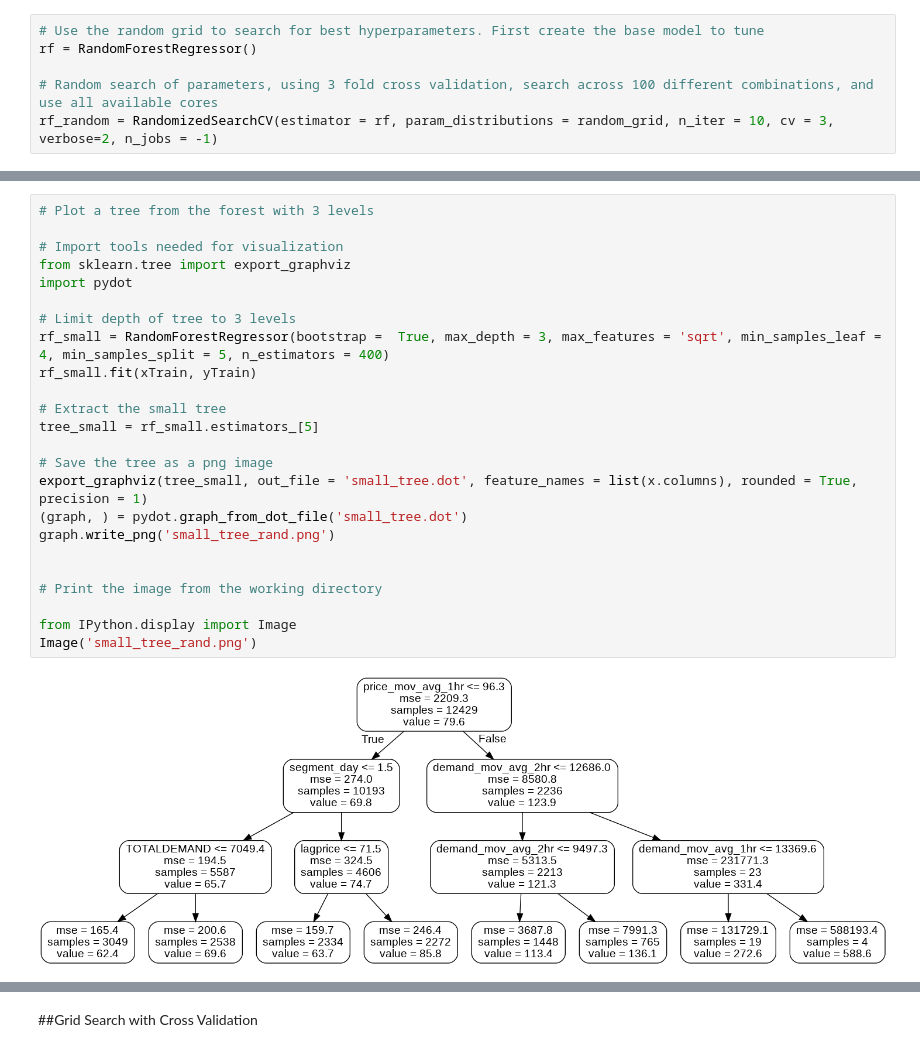
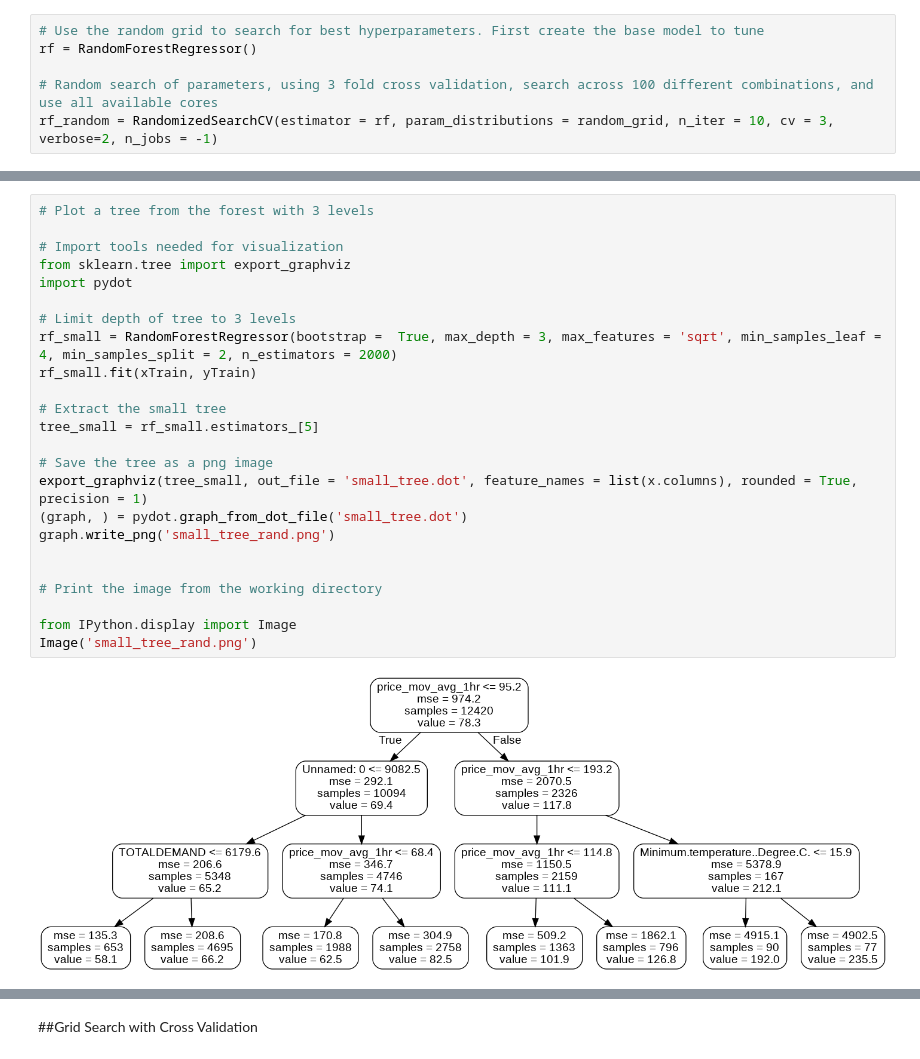
Before and after one commit to DonaldTurton/AT2_Advanced_Data_Algorithms, a Jupyter notebook: AT2_GetData.ipynb, the cells around one changed output, grey strips where cells are left out. Saved outputs shown, nothing was run; the diff lists cells and outputs as text.

```diff
--- a/AT2_GetData.ipynb
+++ b/AT2_GetData.ipynb
@@ -507,29 +514,29 @@ plt.show()
 # %%
 # Plot a tree from the forest with 3 levels
 
 # Import tools needed for visualization
 from sklearn.tree import export_graphviz
 import pydot
 
 # Limit depth of tree to 3 levels
-rf_small = RandomForestRegressor(bootstrap =  True, max_depth = 3, max_features = 'sqrt', min_samples_leaf = 4, min_samples_split = 5, n_estimators = 400)
+rf_small = RandomForestRegressor(bootstrap =  True, max_depth = 3, max_features = 'sqrt', min_samples_leaf = 4, min_samples_split = 2, n_estimators = 2000)
 rf_small.fit(xTrain, yTrain)
 
 # Extract the small tree
 tree_small = rf_small.estimators_[5]
 
 # Save the tree as a png image
 export_graphviz(tree_small, out_file = 'small_tree.dot', feature_names = list(x.columns), rounded = True, precision = 1)
 (graph, ) = pydot.graph_from_dot_file('small_tree.dot')
 graph.write_png('small_tree_rand.png')
 
 
 # Print the image from the working directory
 
 from IPython.display import Image
 Image('small_tree_rand.png')
 # %% [output]
-[figure, old version]
+[figure, new version]
 # %%
 # Lets look at the feature importance
 
```
Also changed, not shown: parts of 6 cells of this notebook.
